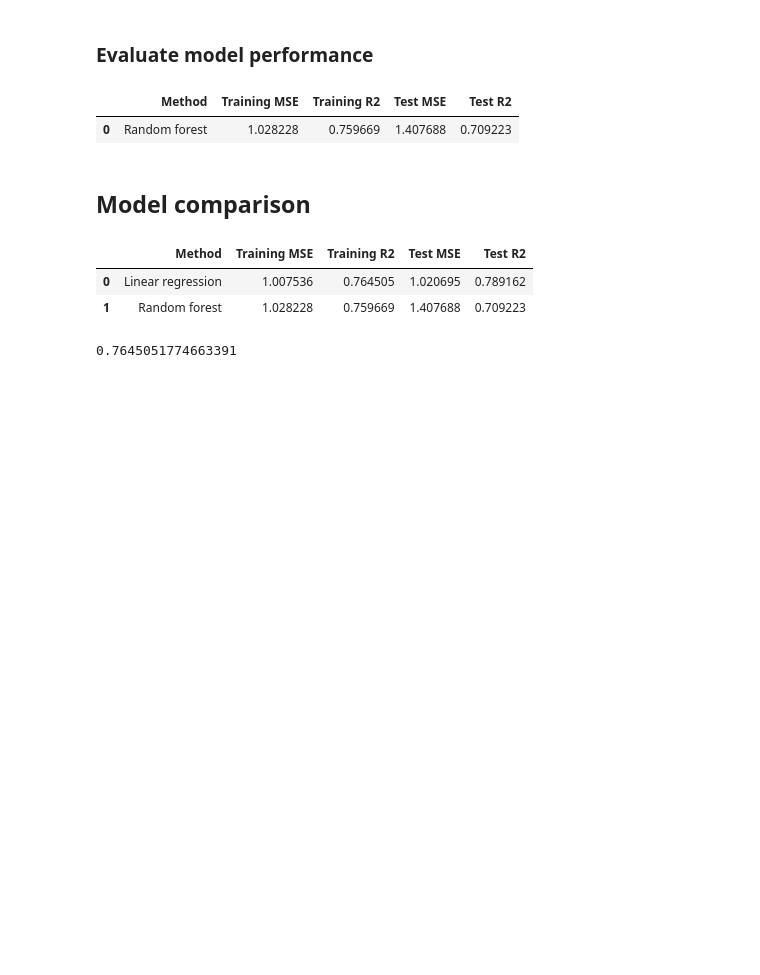
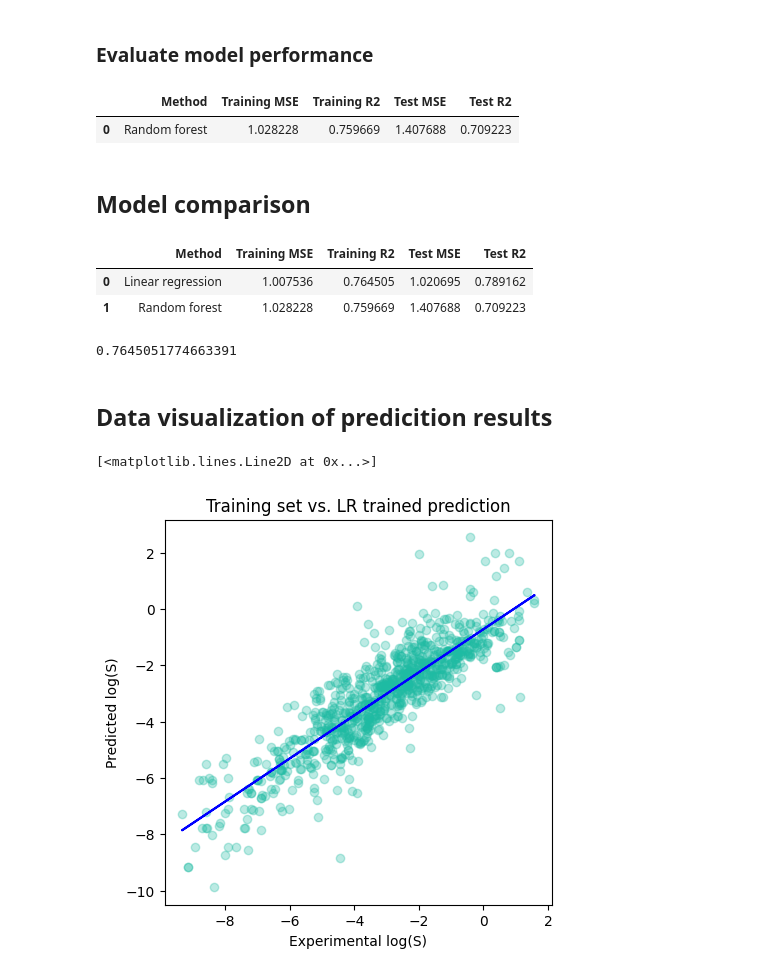
Before and after one commit to philip-soderbom/ml-model, a Jupyter notebook: mlmodel.ipynb, the cells around one changed output. Cells and saved outputs as stored; diff of their text form; code cells hidden in the pictures; blank space fills up the shorter version.

Commit message:
data vis

```diff
--- a/mlmodel.ipynb
+++ b/mlmodel.ipynb
@@ -224,3 +224,23 @@ df_models
 df_models.iloc[0][2]
 # %% [output]
 0.7645051774663391
+# %% [markdown]
+## **Data visualization of predicition results**
+# %%
+import matplotlib.pyplot as plt
+import numpy as np
+
+plt.figure(figsize=(5,5))
+plt.scatter(x=y_train, y=y_lr_train_pred, c='#1ebba3', alpha=0.3)
+plt.title('Training set vs. LR trained prediction')
+plt.xlabel('Experimental log(S)')
+plt.ylabel('Predicted log(S)')
+
+# trend line
+z = np.polyfit(y_train, y_lr_train_pred, 1)
+p = np.poly1d(z)
+
+plt.plot(y_train, p(y_train), 'blue')
+# %% [output]
+[<matplotlib.lines.Line2D at 0x...>]
+[figure, added]
```
